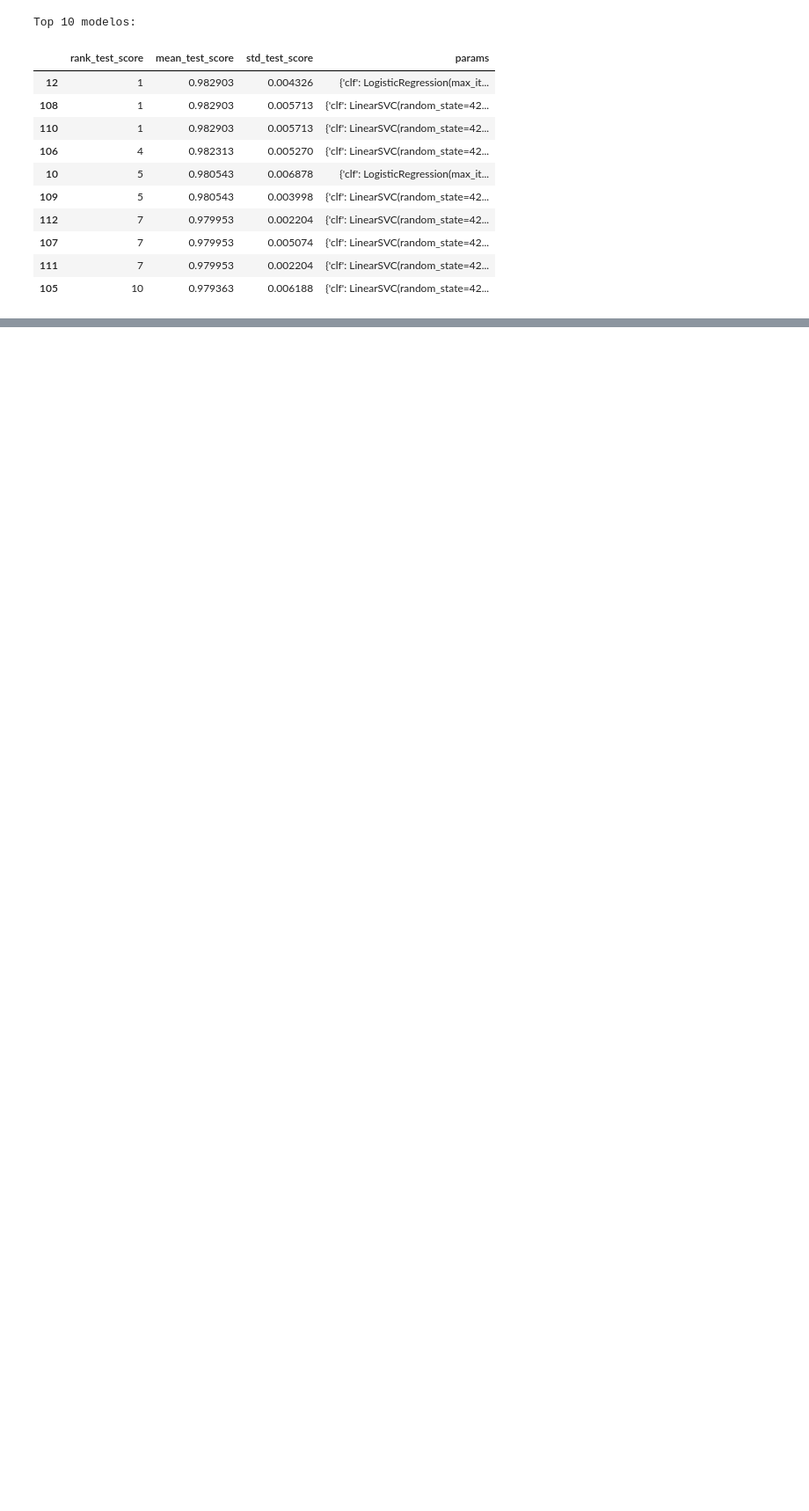
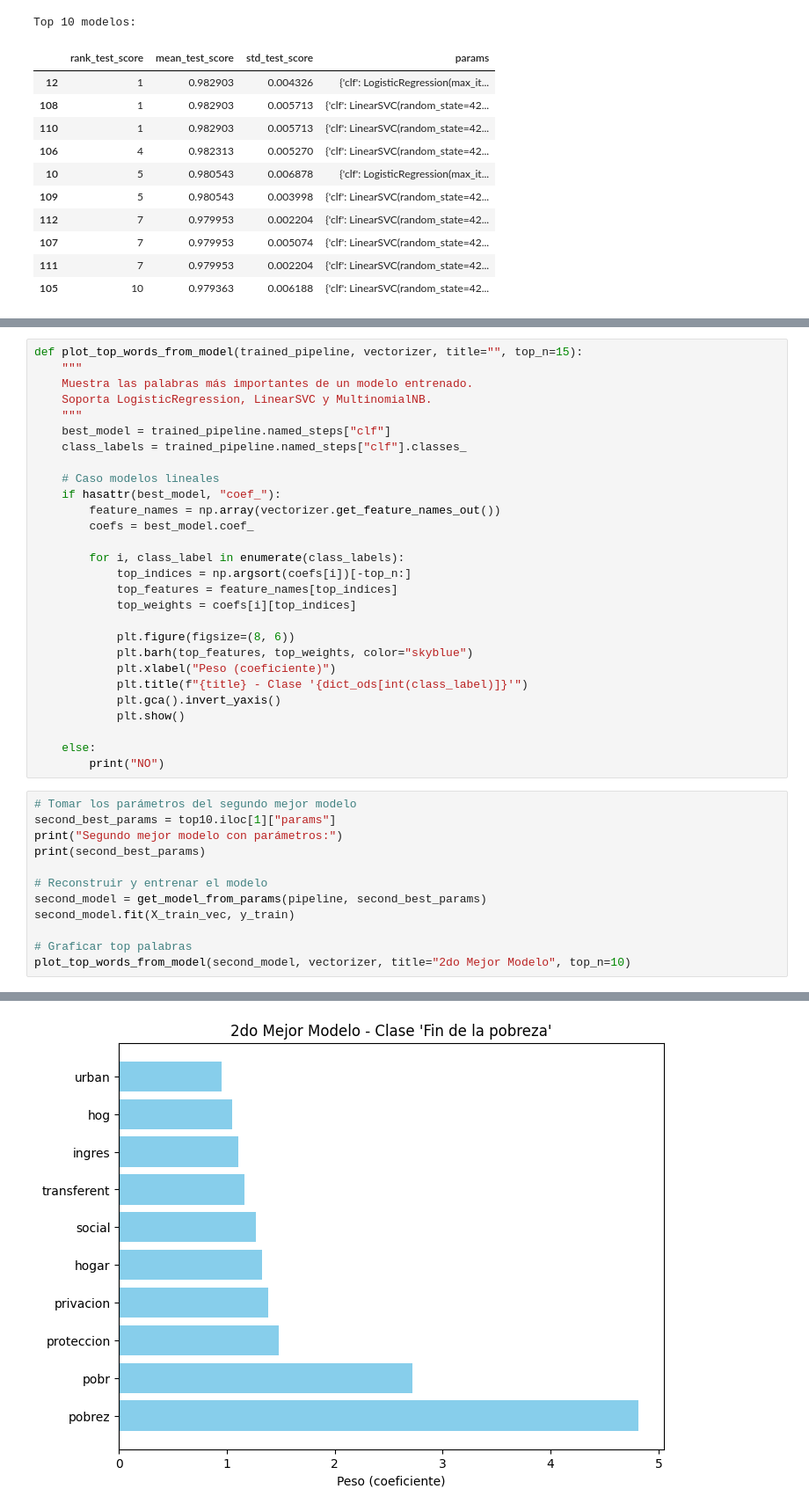
Before and after one commit to JFH000/proyecto1-bi, a Jupyter notebook: etapa1/entendimiento de datos.ipynb, the cells around one changed output, grey strips where cells are left out. Shown at 88% size. Drawn from its saved outputs; the diff is of its cells as text; blank space fills up the shorter version.

Commit message:
análisis palabras modelo final

```diff
--- a/etapa1/entendimiento de datos.ipynb
+++ b/etapa1/entendimiento de datos.ipynb
@@ -626,0 +640,41 @@ Top 10 modelos:
+# %%
+def plot_top_words_from_model(trained_pipeline, vectorizer, title="", top_n=15):
+    """
+    Muestra las palabras más importantes de un modelo entrenado.
+    Soporta LogisticRegression, LinearSVC y MultinomialNB.
+    """
+    best_model = trained_pipeline.named_steps["clf"]
+    class_labels = trained_pipeline.named_steps["clf"].classes_
+
+    # Caso modelos lineales
+    if hasattr(best_model, "coef_"):
+        feature_names = np.array(vectorizer.get_feature_names_out())
+        coefs = best_model.coef_
+
+        for i, class_label in enumerate(class_labels):
+            top_indices = np.argsort(coefs[i])[-top_n:]
+            top_features = feature_names[top_indices]
+            top_weights = coefs[i][top_indices]
+
+            plt.figure(figsize=(8, 6))
+            plt.barh(top_features, top_weights, color="skyblue")
+            plt.xlabel("Peso (coeficiente)")
+            plt.title(f"{title} - Clase '{dict_ods[int(class_label)]}'")
+            plt.gca().invert_yaxis()
+            plt.show()
+
+    else:
+        print("NO")
+# %%
+# Tomar los parámetros del segundo mejor modelo
+second_best_params = top10.iloc[1]["params"]
+print("Segundo mejor modelo con parámetros:")
+print(second_best_params)
+
+# Reconstruir y entrenar el modelo
+second_model = get_model_from_params(pipeline, second_best_params)
+second_model.fit(X_train_vec, y_train)
+
+# Graficar top palabras
+plot_top_words_from_model(second_model, vectorizer, title="2do Mejor Modelo", top_n=10)
+# %% [output]
@@ -626,0 +683 @@ Top 10 modelos:
+[figure, added]
```
Also changed, not shown: parts of 3 cells of this notebook.
